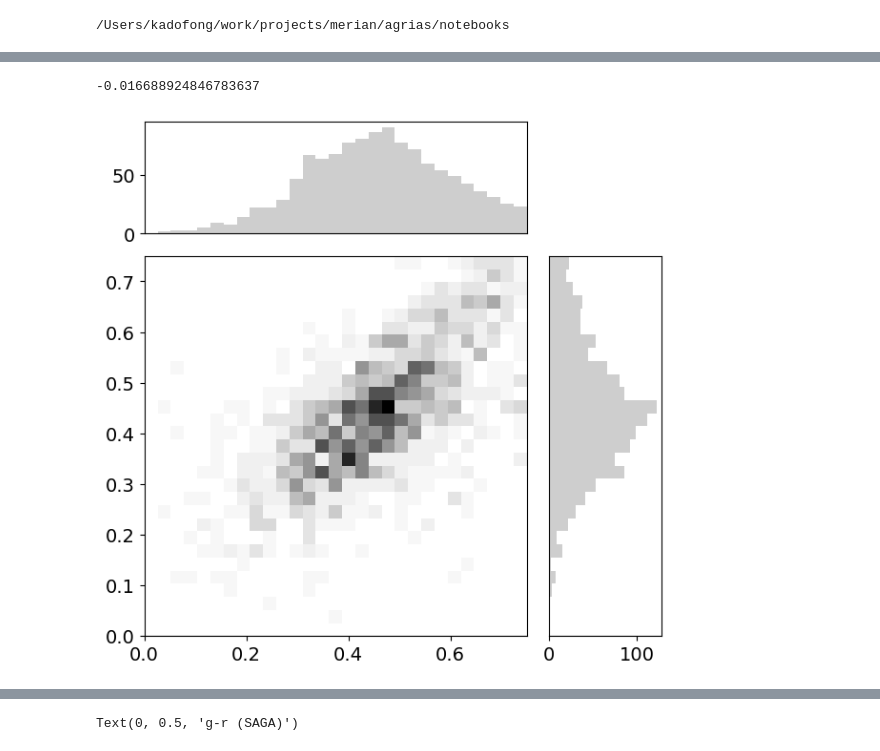
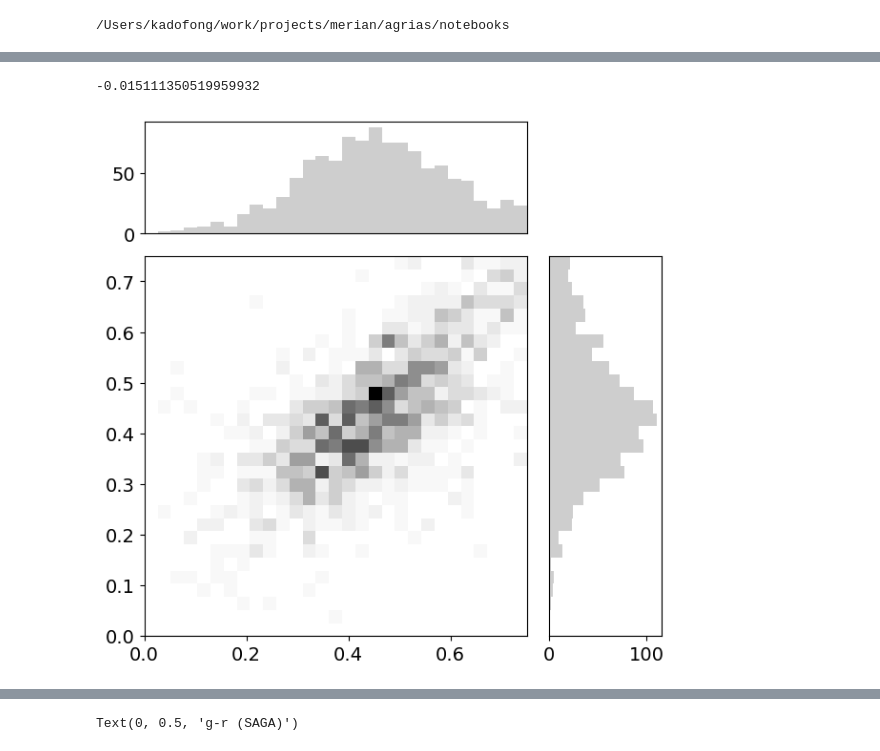
Before and after one commit to ekadofong/agrias, a Jupyter notebook: notebooks/MerianPhotometryCheck.ipynb, the cells around one changed output, grey strips where cells are left out. Cells and saved outputs as stored; diff of their text form; code cells hidden in the pictures.

```diff
--- a/notebooks/MerianPhotometryCheck.ipynb
+++ b/notebooks/MerianPhotometryCheck.ipynb
@@ -55,0 +63,2 @@ gama = table.Table(fits.open('/Users/kadofong/work/projects/gama/local_data/Sers
+# %%
+merian_sources = reader.merianselect ()
@@ -58,5 +139,3 @@ gama = table.Table(fits.open('/Users/kadofong/work/projects/gama/local_data/Sers
 saga_coords = coordinates.SkyCoord(asb['RA'],asb['DEC'],unit='deg')
 # %%
 gama_coords = coordinates.SkyCoord(gama['RA'],gama['DEC'],unit='deg')
-# %%
-merian_sources, galex = reader.get_meriancrossgalex ()
@@ -82,15 +211,15 @@ is_match_sm = d2d_sm < (2.*u.arcsec)
 # %%
-gama_mag = gama[idx[is_match]]['GALMAG_g'].value - gama[idx[is_match]]['GALMAG_r'].value
+gama_mag = gama.iloc[idx[is_match]]['GALMAG_g'].values - gama.iloc[idx[is_match]]['GALMAG_r'].values
 merian_mag = -2.5*np.log10(merian_sources.loc[is_match, utils.photcols['g']]/merian_sources.loc[is_match, utils.photcols['r']])
 gama_mag, merian_mag = functions.finite_masker([gama_mag,merian_mag], inplace=True, ul=10, ll=-10.)
 
 out, axarr=ek.hist2d(
     gama_mag,
     merian_mag,
     bins=[np.linspace(0.,0.75,30),np.linspace(0.,0.75,30)],
     show_proj=True
 )
 np.nanmedian(merian_mag-gama_mag)
 # %% [output]
--0.016688924846783637
+-0.015111350519959932
-[figure, old version]
+[figure, new version]
```
Also changed, not shown: parts of 22 cells of this notebook, 3 other files.
